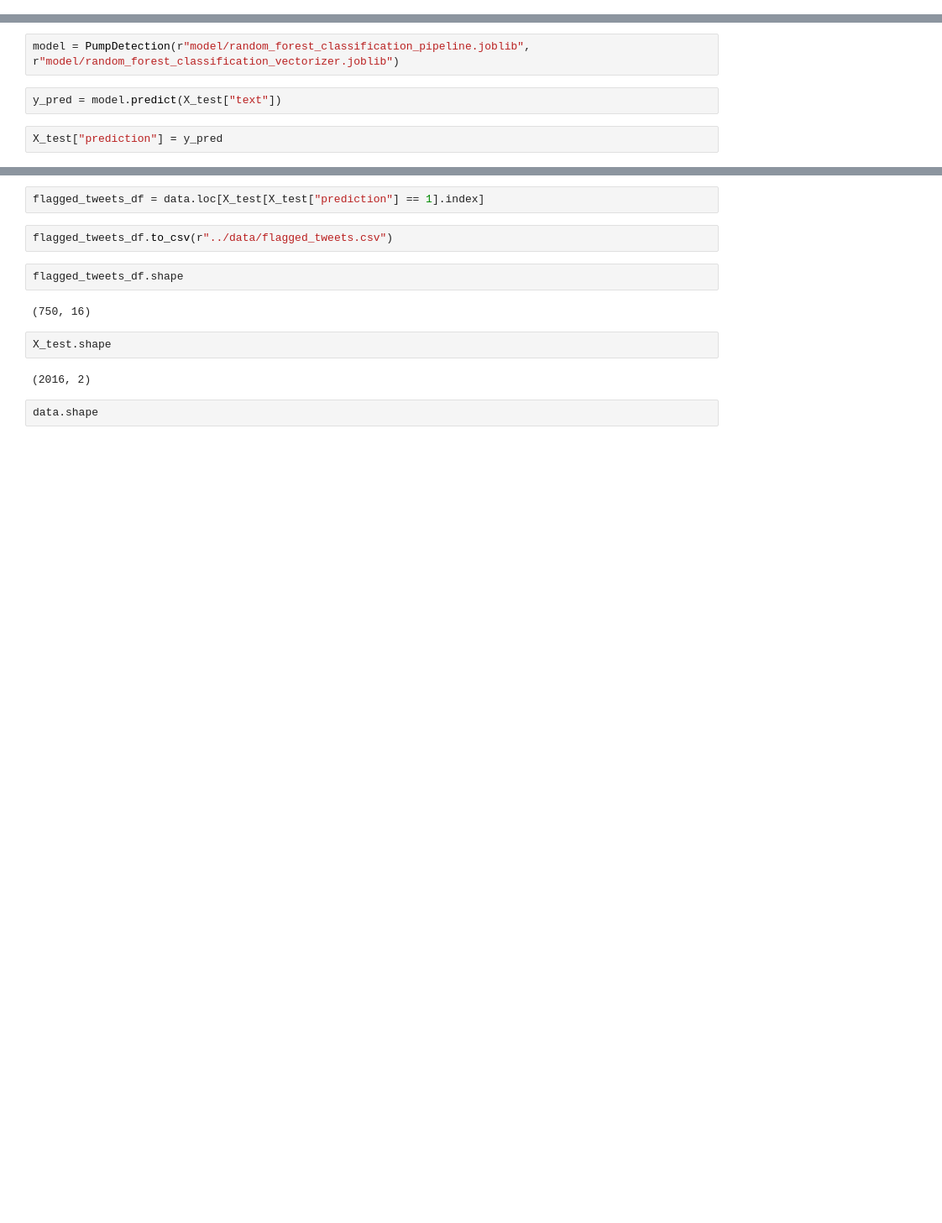
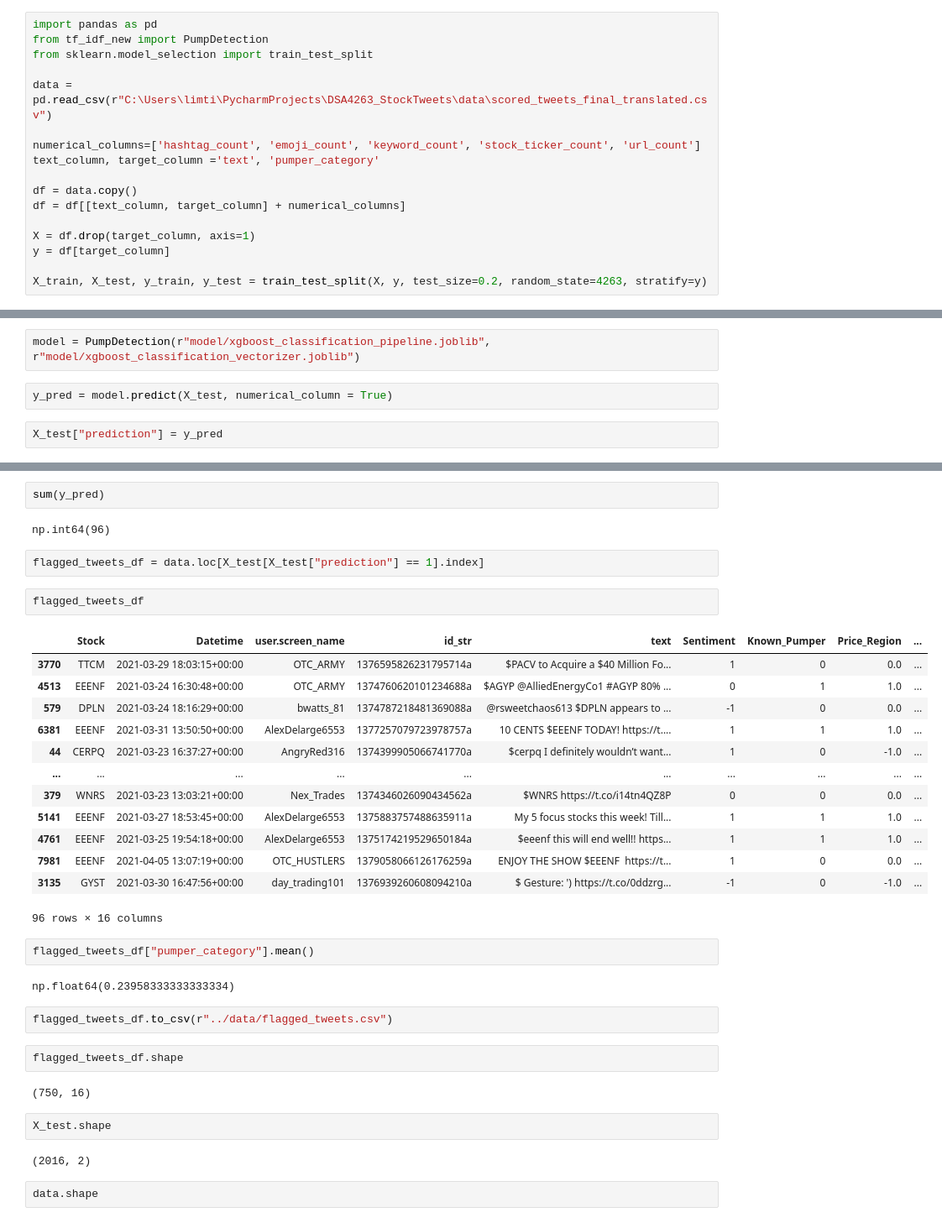
Before and after one commit to DominicCheongChengHung/DSA4263_StockTweets, a Jupyter notebook: New Approach/Creating_probabilistic_pumper.ipynb, the cells around one changed output, grey strips where cells are left out. Shown at 84% size. Cells and saved outputs as stored; diff of their text form; blank space fills up the shorter version.

```diff
--- a/New Approach/Creating_probabilistic_pumper.ipynb
+++ b/New Approach/Creating_probabilistic_pumper.ipynb
@@ -967,3 +967,20 @@ analyze_model_performance(model_info, X_test, y_test)
 [figure]
 # %% [markdown]
 Using RandomForest
+# %%
+import pandas as pd
+from tf_idf_new import PumpDetection
+from sklearn.model_selection import train_test_split
+
+data = pd.read_csv(r"C:\Users\limti\PycharmProjects\DSA4263_StockTweets\data\scored_tweets_final_translated.csv")
+
+numerical_columns=['hashtag_count', 'emoji_count', 'keyword_count', 'stock_ticker_count', 'url_count']
+text_column, target_column ='text', 'pumper_category'
+
+df = data.copy()
+df = df[[text_column, target_column] + numerical_columns]
+
+X = df.drop(target_column, axis=1)
+y = df[target_column]
+
+X_train, X_test, y_train, y_test = train_test_split(X, y, test_size=0.2, random_state=4263, stratify=y)
@@ -970,7 +1003,7 @@ Using RandomForest
 # %%
-model = PumpDetection(r"model/random_forest_classification_pipeline.joblib", r"model/random_forest_classification_vectorizer.joblib")
+model = PumpDetection(r"model/xgboost_classification_pipeline.joblib", r"model/xgboost_classification_vectorizer.joblib")
 # %%
-y_pred = model.predict(X_test["text"])
+y_pred = model.predict(X_test, numerical_column = True)
 # %%
 X_test["prediction"] = y_pred
 # %%
@@ -983,5 +1023,29 @@ Index([2782, 9372, 4551, 8624, 7756, 5549, 7783,  604, 6082, 8384,
+# %%
+sum(y_pred)
+# %% [output]
+np.int64(96)
 # %%
 flagged_tweets_df = data.loc[X_test[X_test["prediction"] == 1].index]
+# %%
+flagged_tweets_df
+# %% [output]
+|  | Stock | Datetime | user.screen_name | id_str | text | Sentiment | Known_Pumper | Price_Region | ... |
+| 3770 | TTCM | 2021-03-29 18:03:15+00:00 | OTC_ARMY | 1376595826231795714a | $PACV to Acquire a $40 Million Fo... | 1 | 0 | 0.0 | ... |
+| 4513 | EEENF | 2021-03-24 16:30:48+00:00 | OTC_ARMY | 1374760620101234688a | $AGYP @AlliedEnergyCo1 #AGYP 80% ... | 0 | 1 | 1.0 | ... |
+| 579 | DPLN | 2021-03-24 18:16:29+00:00 | bwatts_81 | 1374787218481369088a | @rsweetchaos613 $DPLN appears to ... | -1 | 0 | 0.0 | ... |
+| 6381 | EEENF | 2021-03-31 13:50:50+00:00 | AlexDelarge6553 | 1377257079723978757a | 10 CENTS $EEENF TODAY! https://t.... | 1 | 1 | 1.0 | ... |
+| 44 | CERPQ | 2021-03-23 16:37:27+00:00 | AngryRed316 | 1374399905066741770a | $cerpq I definitely wouldn’t want... | 1 | 0 | -1.0 | ... |
+| ... | ... | ... | ... | ... | ... | ... | ... | ... | ... |
+| 379 | WNRS | 2021-03-23 13:03:21+00:00 | Nex_Trades | 1374346026090434562a | $WNRS https://t.co/i14tn4QZ8P | 0 | 0 | 0.0 | ... |
+| 5141 | EEENF | 2021-03-27 18:53:45+00:00 | AlexDelarge6553 | 1375883757488635911a | My 5 focus stocks this week! Till... | 1 | 1 | 1.0 | ... |
+| 4761 | EEENF | 2021-03-25 19:54:18+00:00 | AlexDelarge6553 | 1375174219529650184a | $eeenf this will end well!! https... | 1 | 1 | 1.0 | ... |
+| 7981 | EEENF | 2021-04-05 13:07:19+00:00 | OTC_HUSTLERS | 1379058066126176259a | ENJOY THE SHOW $EEENF ‍ https://t... | 1 | 0 | 0.0 | ... |
+| 3135 | GYST | 2021-03-30 16:47:56+00:00 | day_trading101 | 1376939260608094210a | $ Gesture: ') https://t.co/0ddzrg... | -1 | 0 | -1.0 | ... |
+96 rows × 16 columns
+# %%
+flagged_tweets_df["pumper_category"].mean()
+# %% [output]
+np.float64(0.23958333333333334)
 # %%
 flagged_tweets_df.to_csv(r"../data/flagged_tweets.csv")
 # %%
```
Also changed, not shown: parts of 4 cells of this notebook, 2 other files.
